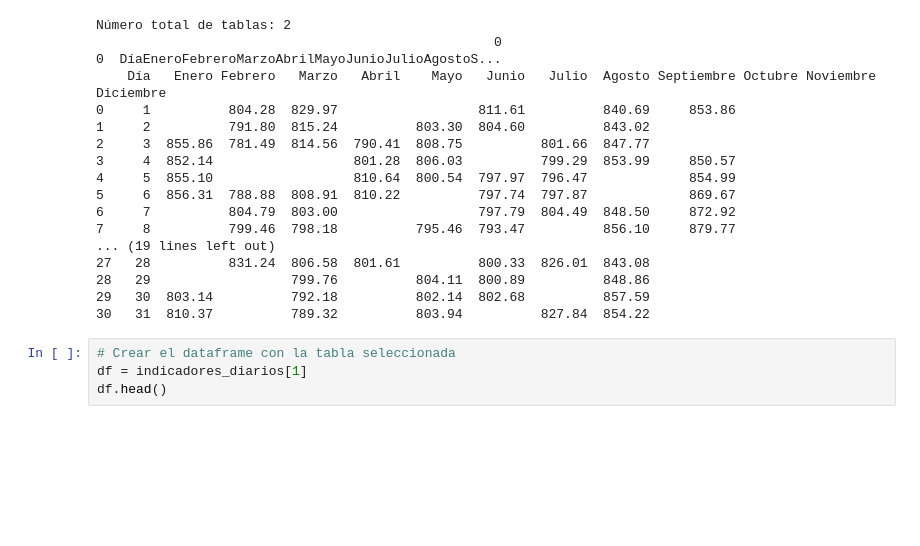
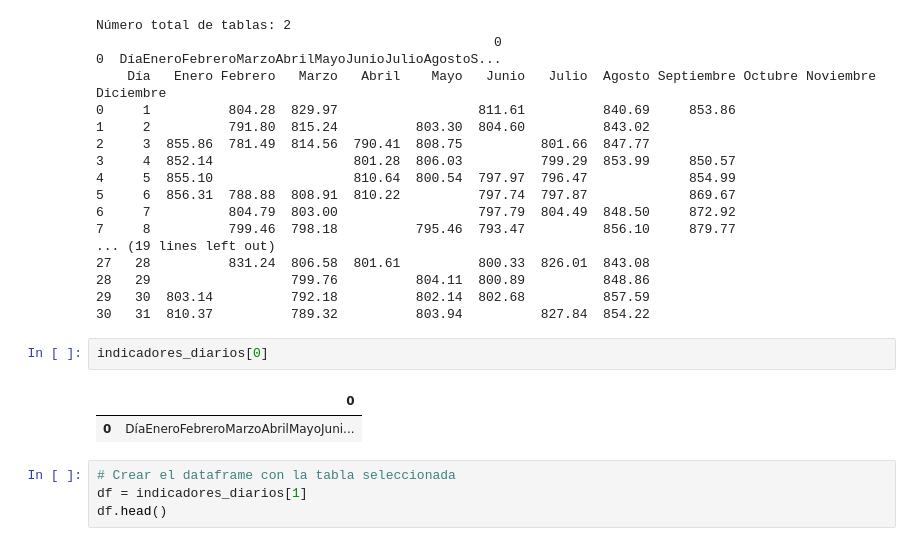
Before and after one commit to gonzaloanriquez/python, a Jupyter notebook: Modulo3_Clase4_Manipulacion_BD_2.ipynb, the cells around one changed output. Saved outputs shown, nothing was run; the diff lists cells and outputs as text; blank space fills up the shorter version.

```diff
--- a/Modulo3_Clase4_Manipulacion_BD_2.ipynb
+++ b/Modulo3_Clase4_Manipulacion_BD_2.ipynb
@@ -47,6 +47,11 @@ Número total de tablas: 2
 28   29                  799.76          804.11  800.89          848.86
 29   30  803.14          792.18          802.14  802.68          857.59
 30   31  810.37          789.32          803.94          827.84  854.22
+# %%
+indicadores_diarios[0]
+# %% [output]
+|  | 0 |
+| 0 | DíaEneroFebreroMarzoAbrilMayoJuni... |
 # %%
 # Crear el dataframe con la tabla seleccionada
 df = indicadores_diarios[1]
```
Also changed, not shown: parts of 7 cells of this notebook.
